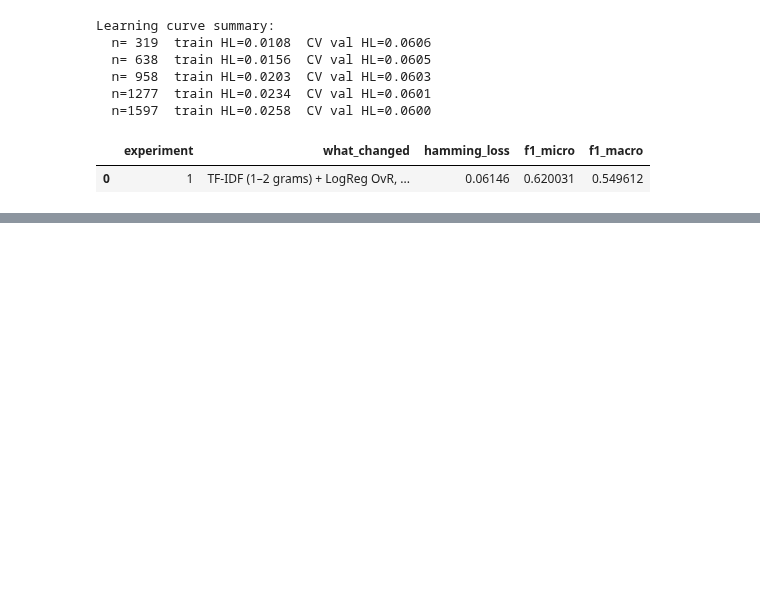
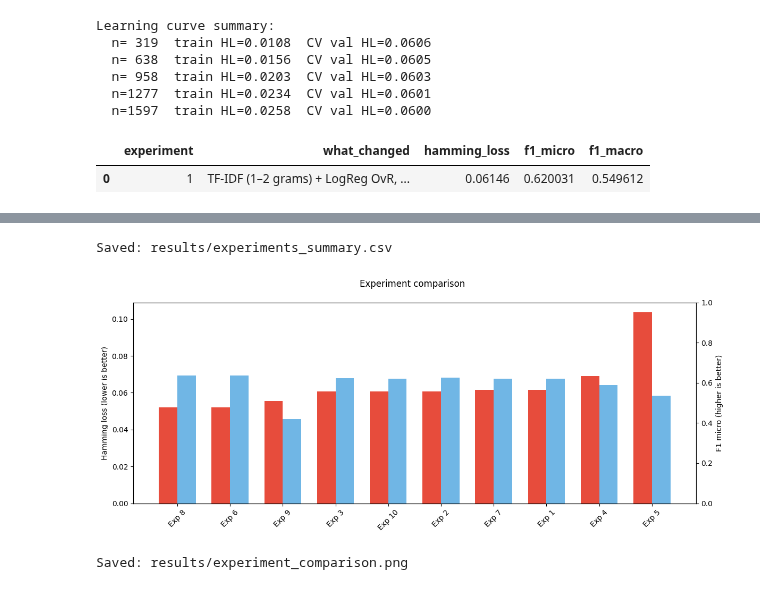
Before and after one commit to Bonaparte003/SDG-Indicator-Text-Classification-Formative2, a Jupyter notebook: SGD_indicator.ipynb, the cells around one changed output, grey strips where cells are left out. Saved outputs shown, nothing was run; the diff lists cells and outputs as text; code cells hidden in the pictures; blank space fills up the shorter version.

```diff
--- a/SGD_indicator.ipynb
+++ b/SGD_indicator.ipynb
@@ -678,0 +1196,30 @@ display(submission.head(3))
+# %%
+os.makedirs("results", exist_ok=True)
+
+# Save experiment table for report
+experiments.sort_values("hamming_loss").to_csv("results/experiments_summary.csv", index=False)
+print("Saved: results/experiments_summary.csv")
+
+# Comparison figure: Hamming loss + F1 micro
+fig, ax1 = plt.subplots(figsize=(12, 5))
+plot_df = experiments.sort_values("hamming_loss")
+x = np.arange(len(plot_df))
+labels = [f"Exp {int(i)}" for i in plot_df["experiment"]]
+width = 0.35
+ax1.bar(x - width/2, plot_df["hamming_loss"], width, label="Hamming loss", color="#e74c3c")
+ax1.set_ylabel("Hamming loss (lower is better)")
+ax1.set_xticks(x)
+ax1.set_xticklabels(labels, rotation=45)
+ax2 = ax1.twinx()
+ax2.bar(x + width/2, plot_df["f1_micro"], width, label="F1 micro", color="#3498db", alpha=0.7)
+ax2.set_ylabel("F1 micro (higher is better)")
+ax2.set_ylim(0, 1)
+fig.suptitle("Experiment comparison")
+fig.tight_layout()
+fig.savefig("results/experiment_comparison.png", dpi=150)
+plt.show()
+print("Saved: results/experiment_comparison.png")
+# %% [output]
+Saved: results/experiments_summary.csv
+[figure, added]
+Saved: results/experiment_comparison.png
```
Also changed, not shown: parts of 21 cells of this notebook.
